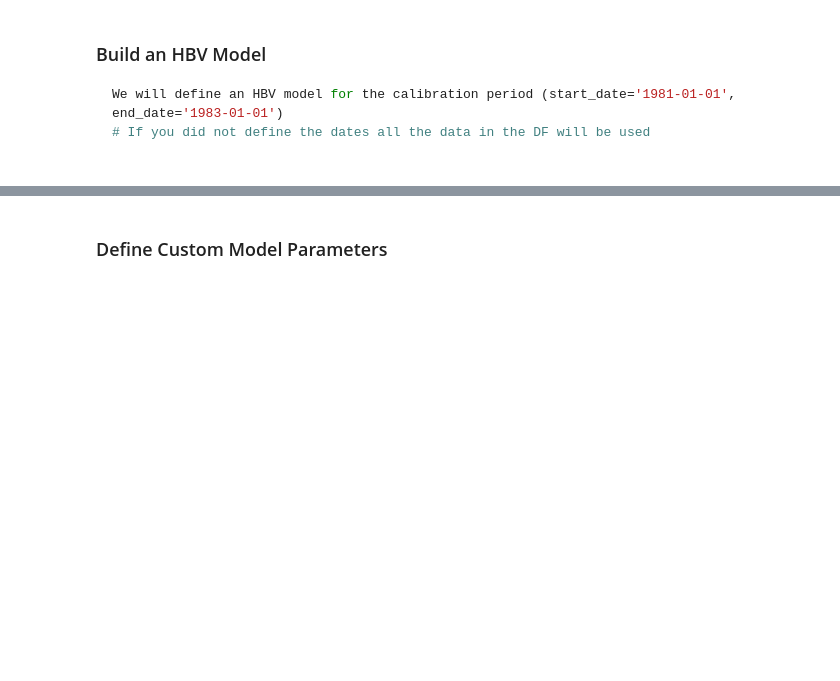
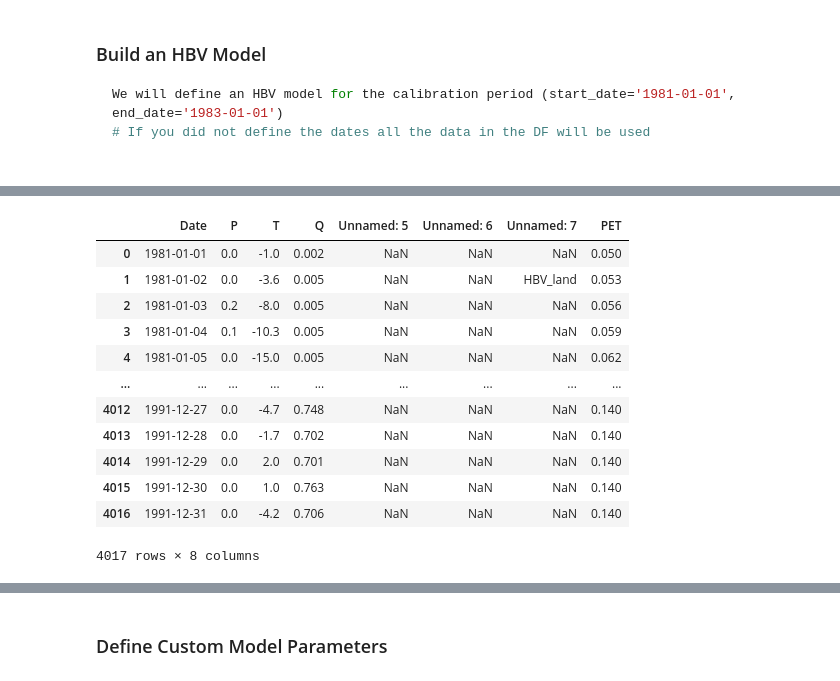
Before and after one commit to abdallaox/HBV_python_implementation, a Jupyter notebook: quick_start_guide.ipynb, the cells around one changed output, grey strips where cells are left out. Saved outputs shown, nothing was run; the diff lists cells and outputs as text; code cells hidden in the pictures; blank space fills up the shorter version.

```diff
--- a/quick_start_guide.ipynb
+++ b/quick_start_guide.ipynb
@@ -85,3 +85,19 @@ Loaded data with 2557 time steps, from 1981-01-01 00:00:00 to 1988-01-01 00:00:0
+# %%
+model_calibration.data
+# %% [output]
+|  | Date | P | T | Q | Unnamed: 5 | Unnamed: 6 | Unnamed: 7 | PET |
+| 0 | 1981-01-01 | 0.0 | -1.0 | 0.002 | NaN | NaN | NaN | 0.050 |
+| 1 | 1981-01-02 | 0.0 | -3.6 | 0.005 | NaN | NaN | HBV_land | 0.053 |
+| 2 | 1981-01-03 | 0.2 | -8.0 | 0.005 | NaN | NaN | NaN | 0.056 |
+| 3 | 1981-01-04 | 0.1 | -10.3 | 0.005 | NaN | NaN | NaN | 0.059 |
+| 4 | 1981-01-05 | 0.0 | -15.0 | 0.005 | NaN | NaN | NaN | 0.062 |
+| ... | ... | ... | ... | ... | ... | ... | ... | ... |
+| 4012 | 1991-12-27 | 0.0 | -4.7 | 0.748 | NaN | NaN | NaN | 0.140 |
+| 4013 | 1991-12-28 | 0.0 | -1.7 | 0.702 | NaN | NaN | NaN | 0.140 |
+| 4014 | 1991-12-29 | 0.0 | 2.0 | 0.701 | NaN | NaN | NaN | 0.140 |
+| 4015 | 1991-12-30 | 0.0 | 1.0 | 0.763 | NaN | NaN | NaN | 0.140 |
+| 4016 | 1991-12-31 | 0.0 | -4.2 | 0.706 | NaN | NaN | NaN | 0.140 |
+4017 rows × 8 columns
 # %%
 model_calibration.data.head(5)
 # %% [output]
```
Also changed, not shown: parts of 12 cells of this notebook, 2 other files.
